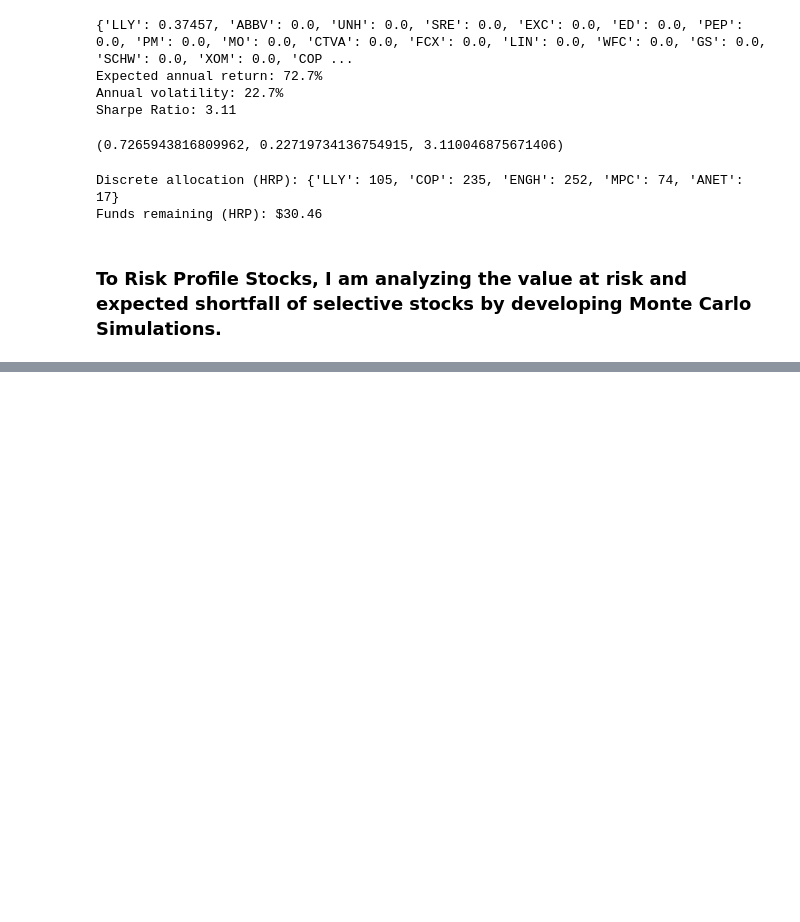
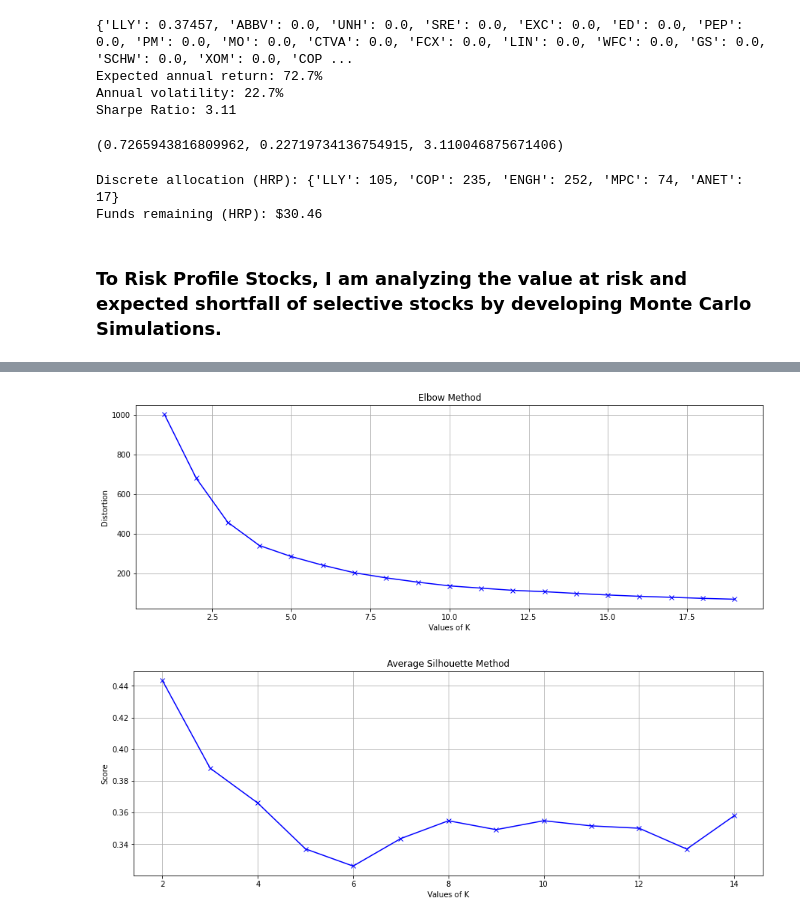
Before and after one commit to sparikh099/HackPHS-2022---Algorithmic-Trading-Bot-Using-Machine-Learning, a Jupyter notebook: StockResearch.ipynb, the cells around one changed output, grey strips where cells are left out. Cells and saved outputs as stored; diff of their text form; code cells hidden in the pictures; blank space fills up the shorter version.

```diff
--- a/StockResearch.ipynb
+++ b/StockResearch.ipynb
@@ -253,0 +360,18 @@ URLError: <urlopen error [SSL: CERTIFICATE_VERIFY_FAILED] certificate verify fai
+# %%
+data = pd.concat(historical)
+data = data.pivot(index='date', columns='ticker', values = 'adjclose')
+data = data.dropna()
+# %%
+returns = data.pct_change().mean()*251
+returns = pd.DataFrame(returns)
+returns.columns = ['returns']
+
+#Calculate the volatility
+returns['volatility'] = data.pct_change().std()*np.sqrt(251)
+
+scale = StandardScaler().fit(returns)
+
+#Fit the scaler
+scaled_data = pd.DataFrame(scale.fit_transform(returns),columns = returns.columns, index = returns.index)
+X = scaled_data
+X.head()
@@ -253,0 +386,39 @@ URLError: <urlopen error [SSL: CERTIFICATE_VERIFY_FAILED] certificate verify fai
+# %%
+#To analyze the ideal number of clusters for K-means Clusters, I am implementing the elbow method and the average silhouette method to see the optimal amount of clusters.
+K = range(1,20)
+distortions = []
+
+for k in K:
+    kmeans = KMeans(n_clusters = k)
+    kmeans.fit(X)
+    distortions.append(kmeans.inertia_)
+fig = plt.figure(figsize= (15,5))
+plt.plot(K, distortions, 'bx-')
+plt.xlabel('Values of K')
+plt.ylabel('Distortion')
+plt.title('Elbow Method')
+plt.grid(True)
+plt.show()
+#Values above 200 distortion are the ideal number of clusters
+#Elbow = 6
+
+
+#For the averagesilhouette method k needs to start from 2
+K = range(2,15)
+silhouettes = []
+for k in K:
+    kmeans = KMeans(n_clusters=k, random_state=42, n_init=10, init='random')
+    kmeans.fit(X)
+    silhouettes.append(silhouette_score(X, kmeans.labels_))
+fig = plt.figure(figsize= (15,5))
+plt.plot(K, silhouettes, 'bx-')
+plt.xlabel('Values of K')
+plt.ylabel('Score')
+plt.title('Average Silhouette Method')
+plt.grid(True)
+plt.show()
+#This method is optimizing 5 clusters.
+# We will test 5 and 6 in our clustering
+# %% [output]
+[figure, added]
+[figure, added]
```
Also changed, not shown: parts of 25 cells of this notebook.
